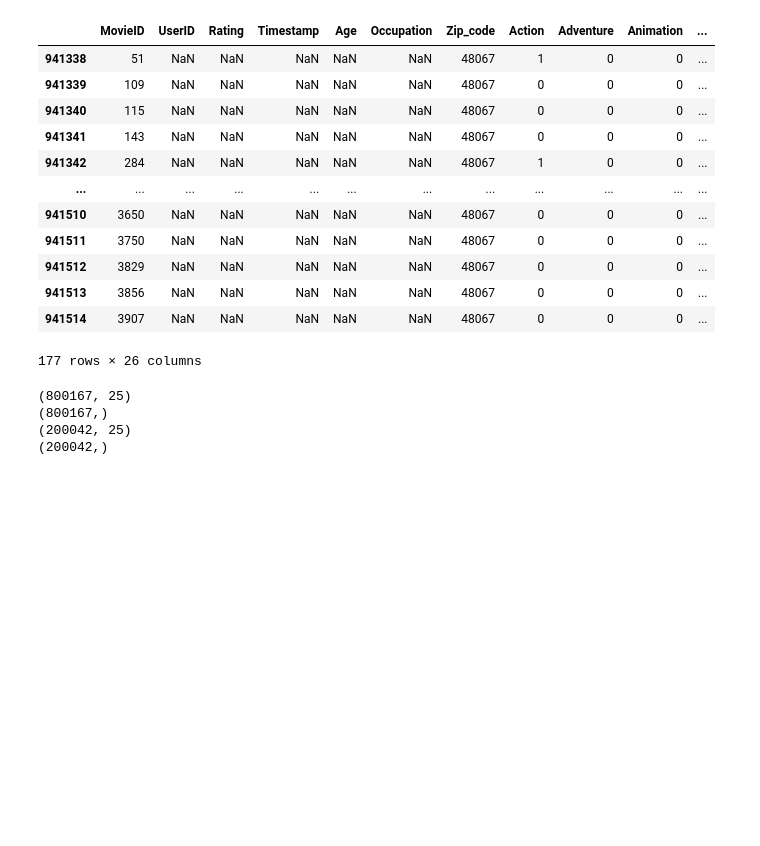
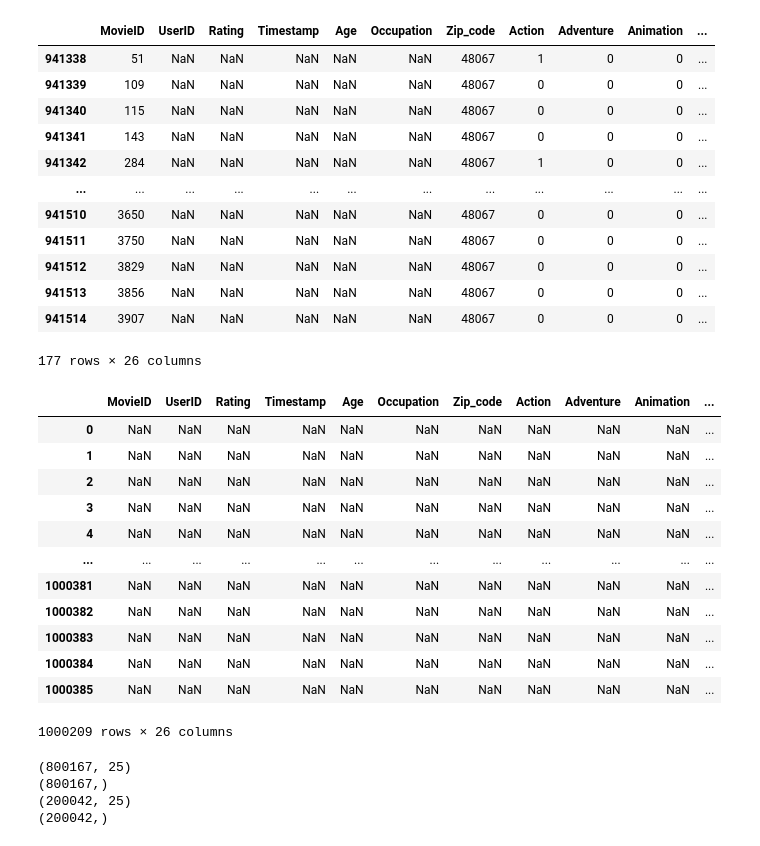
Before and after one commit to swatishayna/Movielens-case-study, a Jupyter notebook: notebooks/Untitled.ipynb, the cells around one changed output. Cells and saved outputs as stored; diff of their text form; code cells hidden in the pictures; blank space fills up the shorter version.

```diff
--- a/notebooks/Untitled.ipynb
+++ b/notebooks/Untitled.ipynb
@@ -451,6 +424,21 @@ df[df['UserID'].isna()]
 # %%
 # all 177 nan values are missing for same index in columns MovieId, UserId,Rating,Timestamp we can delete the complete rows
 df.dropna(inplace =True)
+df[df.isna()]
+# %% [output]
+|  | MovieID | UserID | Rating | Timestamp | Age | Occupation | Zip_code | Action | Adventure | Animation | ... |
+| 0 | NaN | NaN | NaN | NaN | NaN | NaN | NaN | NaN | NaN | NaN | ... |
+| 1 | NaN | NaN | NaN | NaN | NaN | NaN | NaN | NaN | NaN | NaN | ... |
+| 2 | NaN | NaN | NaN | NaN | NaN | NaN | NaN | NaN | NaN | NaN | ... |
+| 3 | NaN | NaN | NaN | NaN | NaN | NaN | NaN | NaN | NaN | NaN | ... |
+| 4 | NaN | NaN | NaN | NaN | NaN | NaN | NaN | NaN | NaN | NaN | ... |
+| ... | ... | ... | ... | ... | ... | ... | ... | ... | ... | ... | ... |
+| 1000381 | NaN | NaN | NaN | NaN | NaN | NaN | NaN | NaN | NaN | NaN | ... |
+| 1000382 | NaN | NaN | NaN | NaN | NaN | NaN | NaN | NaN | NaN | NaN | ... |
+| 1000383 | NaN | NaN | NaN | NaN | NaN | NaN | NaN | NaN | NaN | NaN | ... |
+| 1000384 | NaN | NaN | NaN | NaN | NaN | NaN | NaN | NaN | NaN | NaN | ... |
+| 1000385 | NaN | NaN | NaN | NaN | NaN | NaN | NaN | NaN | NaN | NaN | ... |
+1000209 rows × 26 columns
 # %%
 X = df.drop(columns =['Rating'])
 Y = df['Rating']
```
Also changed, not shown: parts of 11 cells of this notebook, 1 other file.
